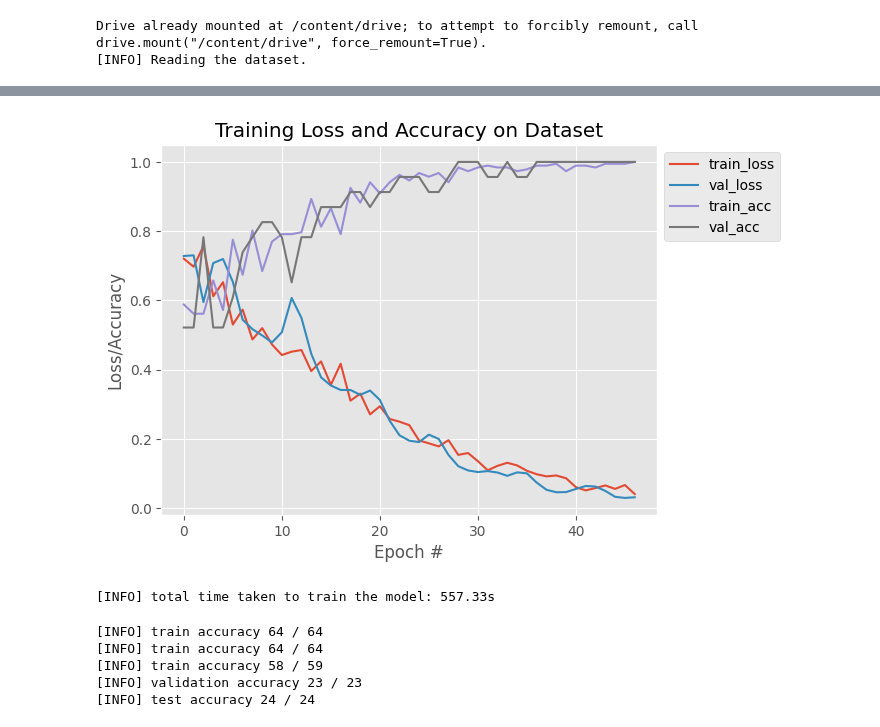
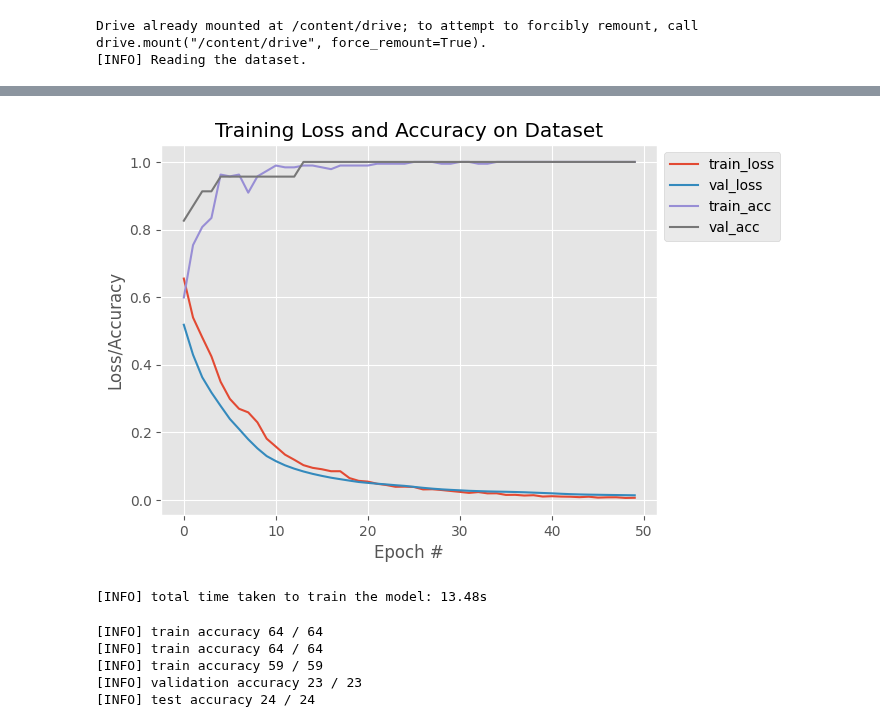
Before and after one commit to woodRock/fishy-business, a Jupyter notebook: code/identification/species/transformer_runs/run_05.ipynb, the cells around one changed output, grey strips where cells are left out. Cells and saved outputs as stored; diff of their text form; code cells hidden in the pictures.

```diff
--- a/code/identification/species/transformer_runs/run_05.ipynb
+++ b/code/identification/species/transformer_runs/run_05.ipynb
@@ -161,15 +161,15 @@ class EncoderLayer1D(nn.Module):
 
     def forward(self, x, mask):
         """ Attention mechamism (Vaswani 2017)"""
+        # Layer normalization (Ba 2016)
+        x = self.layer_norm1(x)
         attention = self.self_attention(x, x, x, mask)
         # Residual connections (He 2016)
         x = x + self.dropout1(attention)
-        x = self.layer_norm1(x)
+        x = self.layer_norm2(x)
         feed_forward_out = self.feed_forward(x)
         # Dropout (Hinton 2012, Srivastava 2014)
         x = x + self.dropout2(feed_forward_out)
-        # Layer normalization (Ba 2016)
-        x = self.layer_norm2(x)
 
         return x
 
@@ -228,6 +228,9 @@ class Transformer1D(nn.Module):
             arXiv preprint arXiv:1711.05101.
         12. Goodfellow, Ian, Yoshua Bengio, and Aaron Courville.
             Deep learning. MIT press, 2016.
+        13. Morgan, N., & Bourlard, H. (1989).
+            Generalization and parameter estimation in feedforward nets:
+            Some experiments. Advances in neural information processing systems, 2.
         """
         def __init__(self, input_dim, output_dim, num_layers, num_heads, hidden_dim, dropout=0.1):
             super(Transformer1D, self).__init__()
@@ -312,9 +315,9 @@ def train_model(model, train_dataloader, val_dataloader, criterion, optimizer, n
 
         print(f'[INFO] Epoch {epoch+1}/{num_epochs}, Train Loss: {train_loss:.4f}, Train Acc: {train_accuracy:.4f}, Val Loss: {val_loss:.4f}, Val Acc: {val_accuracy:.4f}')
 
-        # Early stopping
-        if train_accuracy == 1:
-            break
+        # Early stopping (Morgan 1989)
+        # if train_accuracy == 1 and val_accuracy == 1:
+        #     break
 
     # plot the training loss and accuracy
     plt.style.use("ggplot")
@@ -387,5 +390,5 @@ print("[INFO] total time taken to train the model: {:.2f}s".format(endTime - sta
-[figure, old version]
+[figure, new version]
-[INFO] total time taken to train the model: 557.33s
+[INFO] total time taken to train the model: 13.48s
 # %%
 model.eval()
 # switch off autograd
@@ -403,6 +406,6 @@ with torch.no_grad():
 # %% [output]
 [INFO] train accuracy 64 / 64
 [INFO] train accuracy 64 / 64
-[INFO] train accuracy 58 / 59
+[INFO] train accuracy 59 / 59
 [INFO] validation accuracy 23 / 23
 [INFO] test accuracy 24 / 24
```
Also changed, not shown: parts of 1 cell of this notebook.
